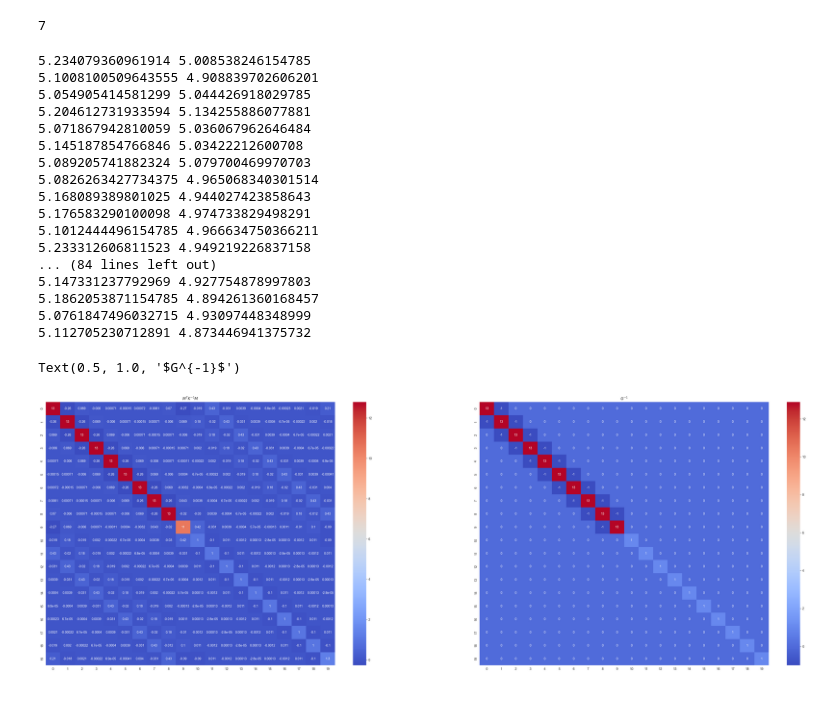
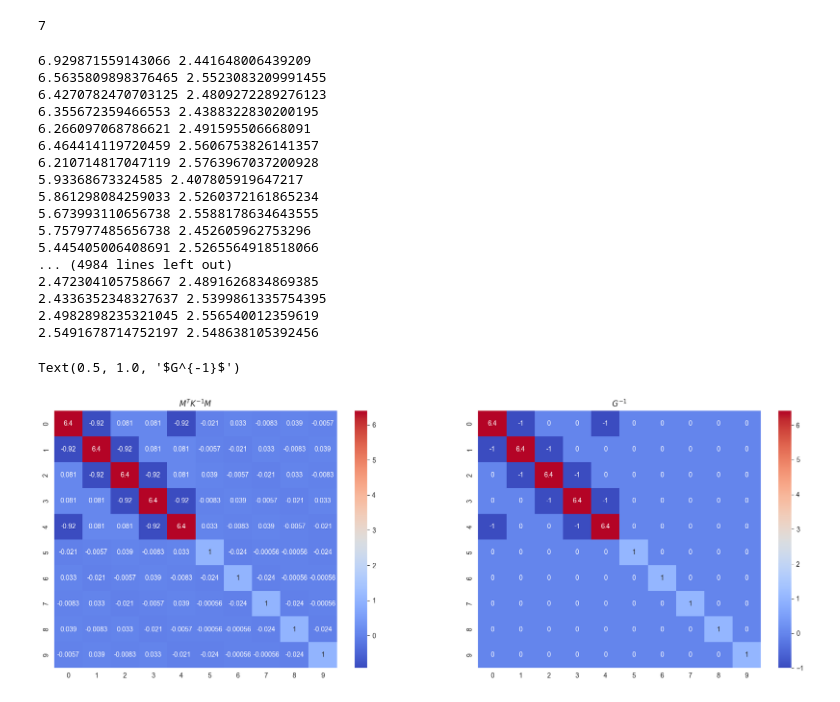
Before and after one commit to EverettYou/RG-flow, a Jupyter notebook: linear_cnn_multikernel.ipynb, the cells around one changed output. Cells and saved outputs as stored; diff of their text form; code cells hidden in the pictures.

```diff
--- a/linear_cnn_multikernel.ipynb
+++ b/linear_cnn_multikernel.ipynb
@@ -60,6 +60,8 @@ def create_hamiltonian(param, n):
     elif n > 2:
         k = (2 + param) * torch.ones(n)
         mat = torch.diag(k) + torch.diag(torch.tensor([-1]).repeat(n-1), 1) + torch.diag(torch.tensor([-1]).repeat(n-1), -1)
+        mat[0, n-1] = -1
+        mat[n-1, 0] = -1
     return mat
 
 
@@ -115,6 +117,9 @@ class LinearMultiCNNRGLearner(torch.nn.Module):
 
     def get_ir_model(self):
         return self.ir_model
+
+    def get_block(self):
+        return create_vec(self.c_1, self.c_2, self.size, self.kernel_size_1, self.kernel_size_2)
 
     def sample(self, samples, device):
         with torch.no_grad():
@@ -149,16 +154,16 @@ class LinearMultiCNNRGLearner(torch.nn.Module):
         return Loss
 # %%
 device = 'cpu'
-n = 20
+n = 10
 kernel_size_1 = 3
 kernel_size_2 = 3
 rgl = LinearMultiCNNRGLearner(GaussianModel(r=1.).to(device), GaussianModel(r=1.).to(device), n, kernel_size_1, kernel_size_2, device)
-optimizer = torch.optim.Adam(rgl.parameters(), lr=0.001)
+optimizer = torch.optim.Adam(rgl.parameters(), lr=0.005)
 print(sum(p.numel() for p in rgl.parameters() if p.requires_grad))
 # %% [output]
 7
 # %%
-for _ in range(100):
+for _ in range(5000):
         optimizer.zero_grad()
         loss, *rest = rgl.loss(1000, device)
         # loss = rgl.exact_loss(device)
@@ -168,23 +173,23 @@ for _ in range(100):
         # print(f'{loss.item()}')
         print(f'{loss.item()} '+' '.join(f'{r.item()}' for r in rest))
 # %% [output]
-5.234079360961914 5.008538246154785
-5.1008100509643555 4.908839702606201
-5.054905414581299 5.044426918029785
-5.204612731933594 5.134255886077881
-5.071867942810059 5.036067962646484
-5.145187854766846 5.03422212600708
-5.089205741882324 5.079700469970703
-5.0826263427734375 4.965068340301514
-5.168089389801025 4.944027423858643
-5.176583290100098 4.974733829498291
-5.1012444496154785 4.966634750366211
-5.233312606811523 4.949219226837158
-... (84 lines left out)
-5.147331237792969 4.927754878997803
-5.1862053871154785 4.894261360168457
-5.0761847496032715 4.93097448348999
-5.112705230712891 4.873446941375732
+6.929871559143066 2.441648006439209
+6.5635809898376465 2.5523083209991455
+6.4270782470703125 2.4809272289276123
+6.355672359466553 2.4388322830200195
+6.266097068786621 2.491595506668091
+6.464414119720459 2.5606753826141357
+6.210714817047119 2.5763967037200928
+5.93368673324585 2.407805919647217
+5.861298084259033 2.5260372161865234
+5.673993110656738 2.5588178634643555
+5.757977485656738 2.452605962753296
+5.445405006408691 2.5265564918518066
+... (4984 lines left out)
+2.472304105758667 2.4891626834869385
+2.4336352348327637 2.5399861335754395
+2.4982898235321045 2.556540012359619
+2.5491678714752197 2.548638105392456
 # %%
 mat = rgl.get_mat()
 inv_k = create_hamiltonian(torch.exp(torch.tensor(1.)), n)
@@ -193,11 +198,11 @@ M = torch.matmul(torch.transpose(mat, 0, 1), M).detach().numpy()
 ir_param = rgl.get_ir_model().return_param().detach().numpy()
 inv_G = create_inv_G(ir_param, int(n/2))
 # %%
-fig, axes = plt.subplots(1, 2, figsize=(45, 15))
+fig, axes = plt.subplots(1, 2, figsize=(21, 7))
 sns.heatmap(M, ax=axes[0], cmap='coolwarm',annot=True)
 axes[0].set_title('$M^T K^{-1} M$')
 sns.heatmap(inv_G, ax=axes[1], cmap='coolwarm',annot=True)
 axes[1].set_title('$G^{-1}$')
 # %% [output]
 Text(0.5, 1.0, '$G^{-1}$')
-[figure, old version]
+[figure, new version]
```
Also changed, not shown: parts of 1 cell of this notebook, 1 other file.
